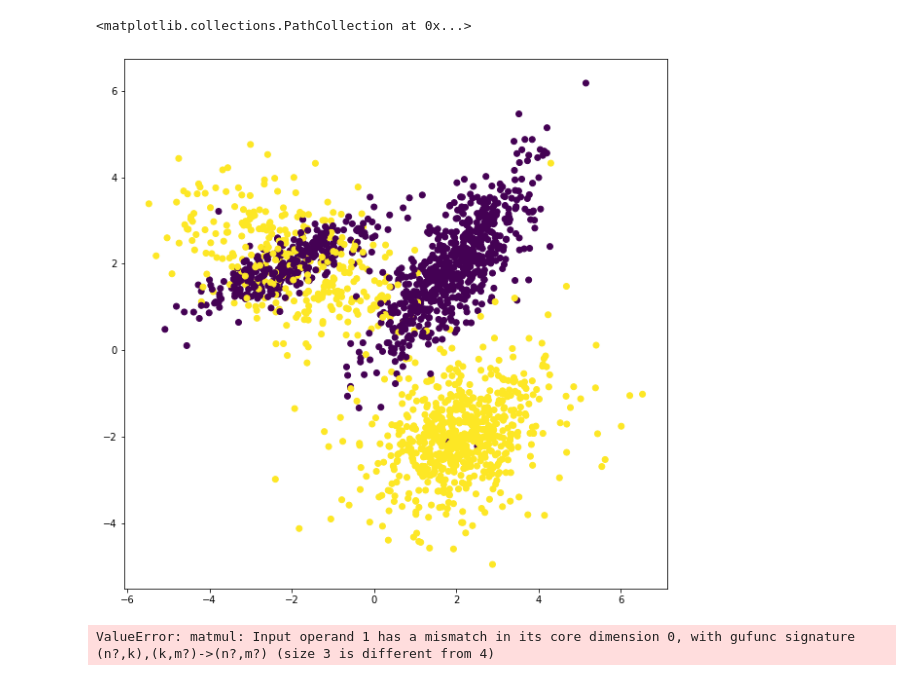
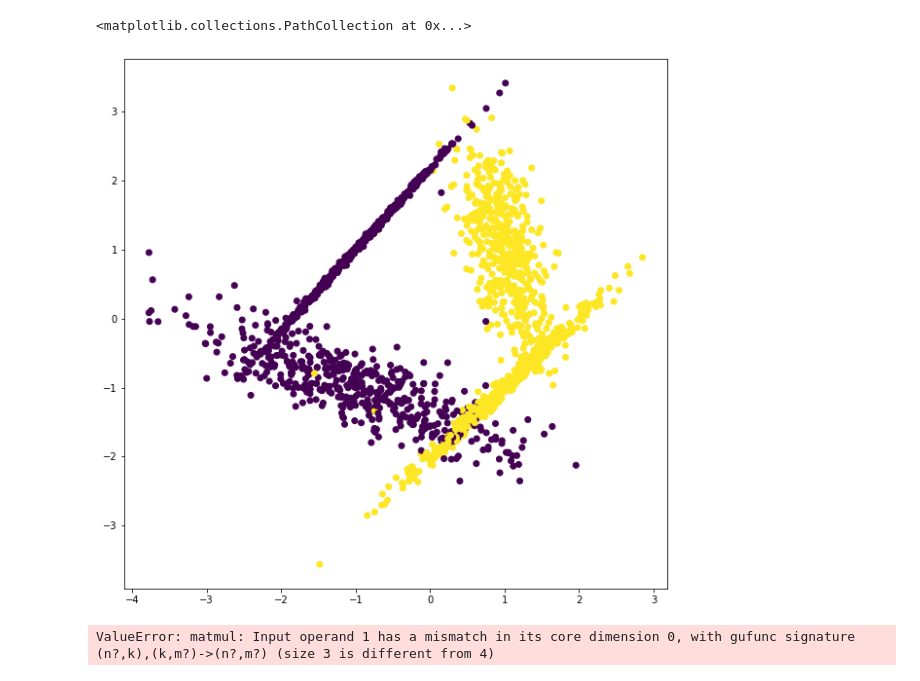
Before and after one commit to jakub-kowalik/PUM, a Jupyter notebook: lab8/lab8.ipynb, the cells around one changed output. Saved outputs shown, nothing was run; the diff lists cells and outputs as text; code cells hidden in the pictures.

```diff
--- a/lab8/lab8.ipynb
+++ b/lab8/lab8.ipynb
@@ -19,25 +19,22 @@ TRAIN_SPLIT = 0.8
 TEST_SPLIT = 0.2
 REPEATS = 100
 # %%
-X, y = datasets.make_classification(random_state=SEED, n_samples=SAMPLES, n_features=3, n_informative=3, n_classes=2,
-                                    n_redundant=0, n_clusters_per_class=3, class_sep=2)
+X, y = datasets.make_classification(n_features=2, random_state=SEED, n_redundant=0, n_samples=SAMPLES, n_classes=2, n_clusters_per_class=2,
+                                    class_sep=1, n_repeated=0)
 
-X = X[:, [0, 1]]
+# X = X[:, [0, 1]]
 
 X_train, X_test, y_train, y_test = train_test_split(X, y, train_size=TRAIN_SPLIT, test_size=TEST_SPLIT,
                                                     random_state=SEED)
-
-y_test2 = np.copy(y_test)
-y_train2 = np.copy(y_train)
 
 xx, yy = np.meshgrid(np.arange(X.min(), X.max(), 0.01),
                      np.arange(X.min(), X.max(), 0.01))
 
 plt.figure(figsize=(10, 10))
 plt.scatter(X_train[:, 0], X_train[:, 1], c=y_train)
 # %% [output]
 <matplotlib.collections.PathCollection at 0x...>
-[figure, old version]
+[figure, new version]
 # %%
 # X, y = datasets.make_moons(random_state=SEED, n_samples=SAMPLES, noise=0.05)
 #
```
Also changed, not shown: parts of 7 cells of this notebook.
